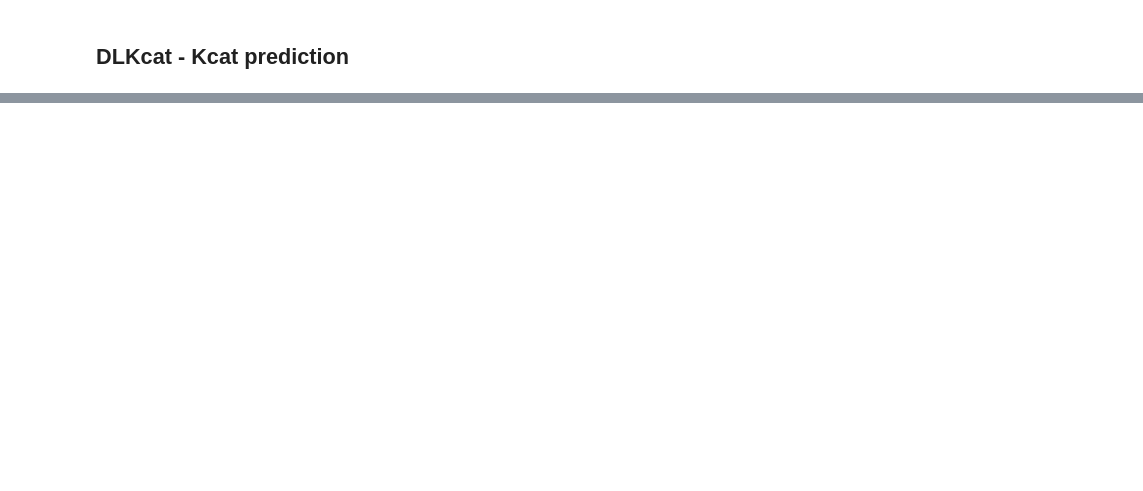
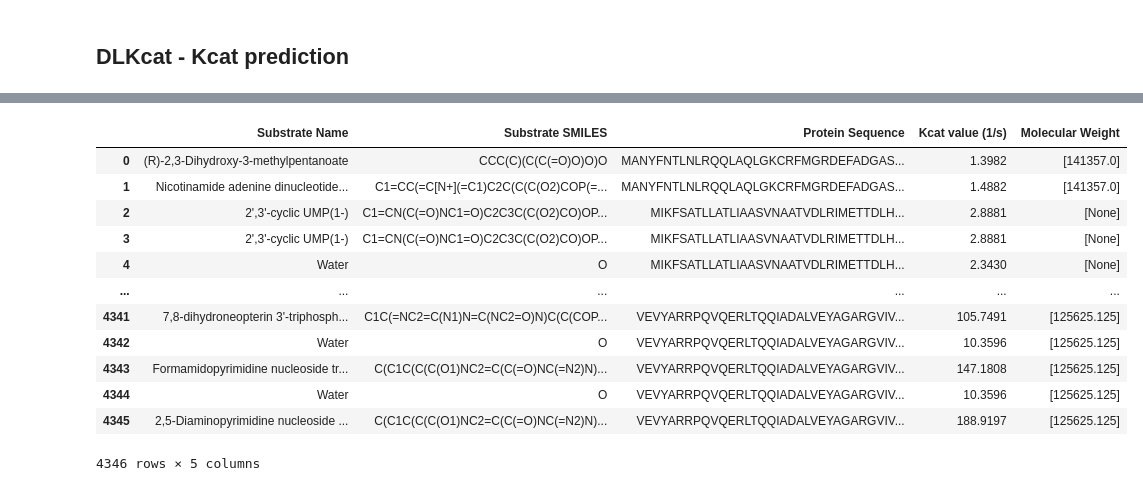
Before and after one commit to areias03/tmCOM, a Jupyter notebook: notebooks/broken_models_ec.ipynb, the cells around one changed output, grey strips where cells are left out. Cells and saved outputs as stored; diff of their text form; code cells hidden in the pictures; blank space fills up the shorter version.

```diff
--- a/notebooks/broken_models_ec.ipynb
+++ b/notebooks/broken_models_ec.ipynb
@@ -668,0 +790,3 @@ C1=CN(C(=O)N=C1N)C2C3C(C(O2)CO)OP(=O)(O3)[O-]
+# %%
+dk_prep['AA Sequence'] = dk_prep['AA Sequence'].apply(literal_eval) #convert to list type
+dk_prep = dk_prep.explode(['AA Sequence']).reset_index(drop=True)
@@ -668,0 +815,18 @@ C1=CN(C(=O)N=C1N)C2C3C(C(O2)CO)OP(=O)(O3)[O-]
+# %%
+dk_out = pd.read_csv(f'../lib/DLKcat/DeeplearningApproach/Code/example/output.tsv', sep="\t")
+dk_out['Molecular Weight'] = dk_prep['Molecular Weight']
+dk_out
+# %% [output]
+|  | Substrate Name | Substrate SMILES | Protein Sequence | Kcat value (1/s) | Molecular Weight |
+| 0 | (R)-2,3-Dihydroxy-3-methylpentanoate | CCC(C)(C(C(=O)O)O)O | MANYFNTLNLRQQLAQLGKCRFMGRDEFADGAS... | 1.3982 | [141357.0] |
+| 1 | Nicotinamide adenine dinucleotide... | C1=CC(=C[N+](=C1)C2C(C(C(O2)COP(=... | MANYFNTLNLRQQLAQLGKCRFMGRDEFADGAS... | 1.4882 | [141357.0] |
+| 2 | 2',3'-cyclic UMP(1-) | C1=CN(C(=O)NC1=O)C2C3C(C(O2)CO)OP... | MIKFSATLLATLIAASVNAATVDLRIMETTDLH... | 2.8881 | [None] |
+| 3 | 2',3'-cyclic UMP(1-) | C1=CN(C(=O)NC1=O)C2C3C(C(O2)CO)OP... | MIKFSATLLATLIAASVNAATVDLRIMETTDLH... | 2.8881 | [None] |
+| 4 | Water | O | MIKFSATLLATLIAASVNAATVDLRIMETTDLH... | 2.3430 | [None] |
+| ... | ... | ... | ... | ... | ... |
+| 4341 | 7,8-dihydroneopterin 3'-triphosph... | C1C(=NC2=C(N1)N=C(NC2=O)N)C(C(COP... | VEVYARRPQVQERLTQQIADALVEYAGARGVIV... | 105.7491 | [125625.125] |
+| 4342 | Water | O | VEVYARRPQVQERLTQQIADALVEYAGARGVIV... | 10.3596 | [125625.125] |
+| 4343 | Formamidopyrimidine nucleoside tr... | C(C1C(C(C(O1)NC2=C(C(=O)NC(=N2)N)... | VEVYARRPQVQERLTQQIADALVEYAGARGVIV... | 147.1808 | [125625.125] |
+| 4344 | Water | O | VEVYARRPQVQERLTQQIADALVEYAGARGVIV... | 10.3596 | [125625.125] |
+| 4345 | 2,5-Diaminopyrimidine nucleoside ... | C(C1C(C(C(O1)NC2=C(C(=O)NC(=N2)N)... | VEVYARRPQVQERLTQQIADALVEYAGARGVIV... | 188.9197 | [125625.125] |
+4346 rows × 5 columns
```
Also changed, not shown: parts of 45 cells of this notebook, 29 other files.
